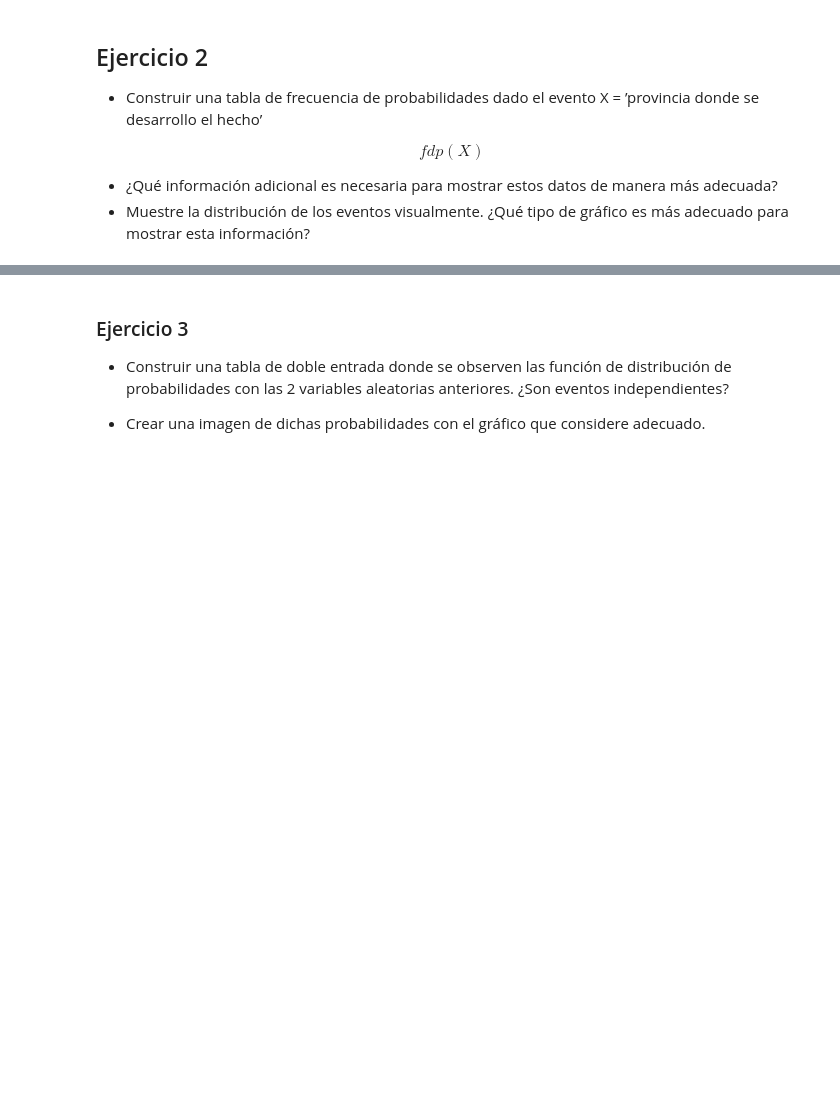
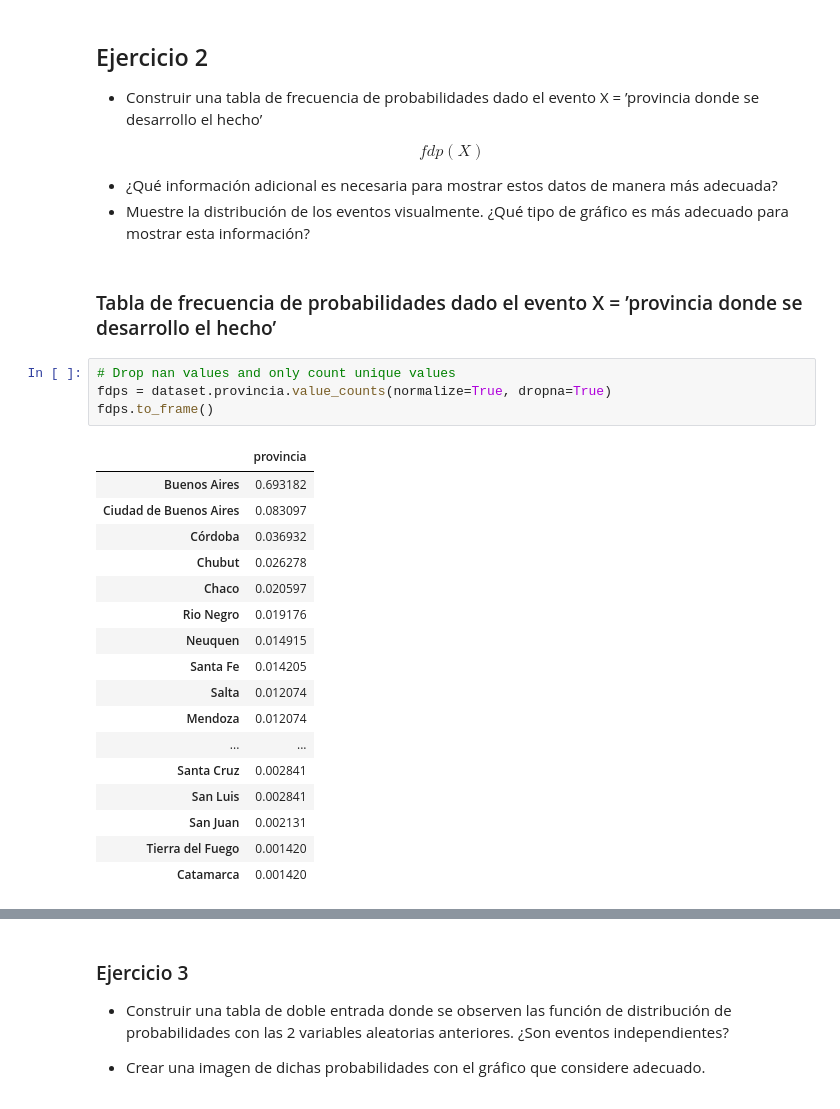
Before and after one commit to rodricarranza/DiploDatos, a Jupyter notebook: analysis_and_visualization/tasks/Tarea integradora - parte 1.ipynb, the cells around one changed output, grey strips where cells are left out. Cells and saved outputs as stored; diff of their text form; blank space fills up the shorter version.

```diff
--- a/analysis_and_visualization/tasks/Tarea integradora - parte 1.ipynb
+++ b/analysis_and_visualization/tasks/Tarea integradora - parte 1.ipynb
@@ -165,3 +165,27 @@ $$fdp(X)$$
 
 * ¿Qué información adicional es necesaria para mostrar estos datos de manera más adecuada?
 * Muestre la distribución de los eventos visualmente. ¿Qué tipo de gráfico es más adecuado para mostrar esta información?
+# %% [markdown]
+### Tabla de frecuencia de  probabilidades dado el evento X = ’provincia donde se desarrollo el hecho’
+# %%
+# Drop nan values and only count unique values
+fdps = dataset.provincia.value_counts(normalize=True, dropna=True)
+fdps.to_frame()
+# %% [output]
+|  | provincia |
+| Buenos Aires | 0.693182 |
+| Ciudad de Buenos Aires | 0.083097 |
+| Córdoba | 0.036932 |
+| Chubut | 0.026278 |
+| Chaco | 0.020597 |
+| Rio Negro | 0.019176 |
+| Neuquen | 0.014915 |
+| Santa Fe | 0.014205 |
+| Salta | 0.012074 |
+| Mendoza | 0.012074 |
+| ... | ... |
+| Santa Cruz | 0.002841 |
+| San Luis | 0.002841 |
+| San Juan | 0.002131 |
+| Tierra del Fuego | 0.001420 |
+| Catamarca | 0.001420 |
```
Also changed, not shown: parts of 1 cell of this notebook.
